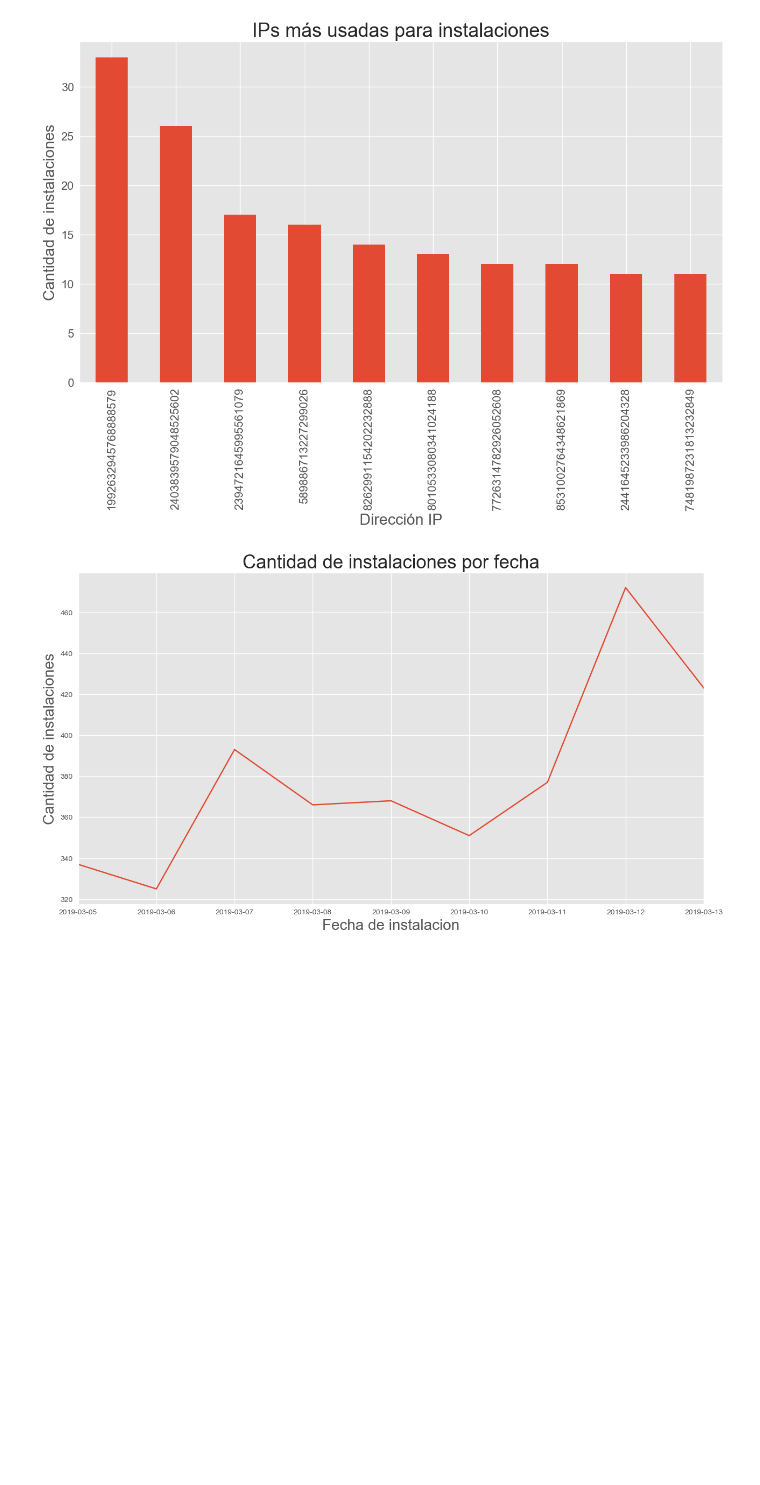
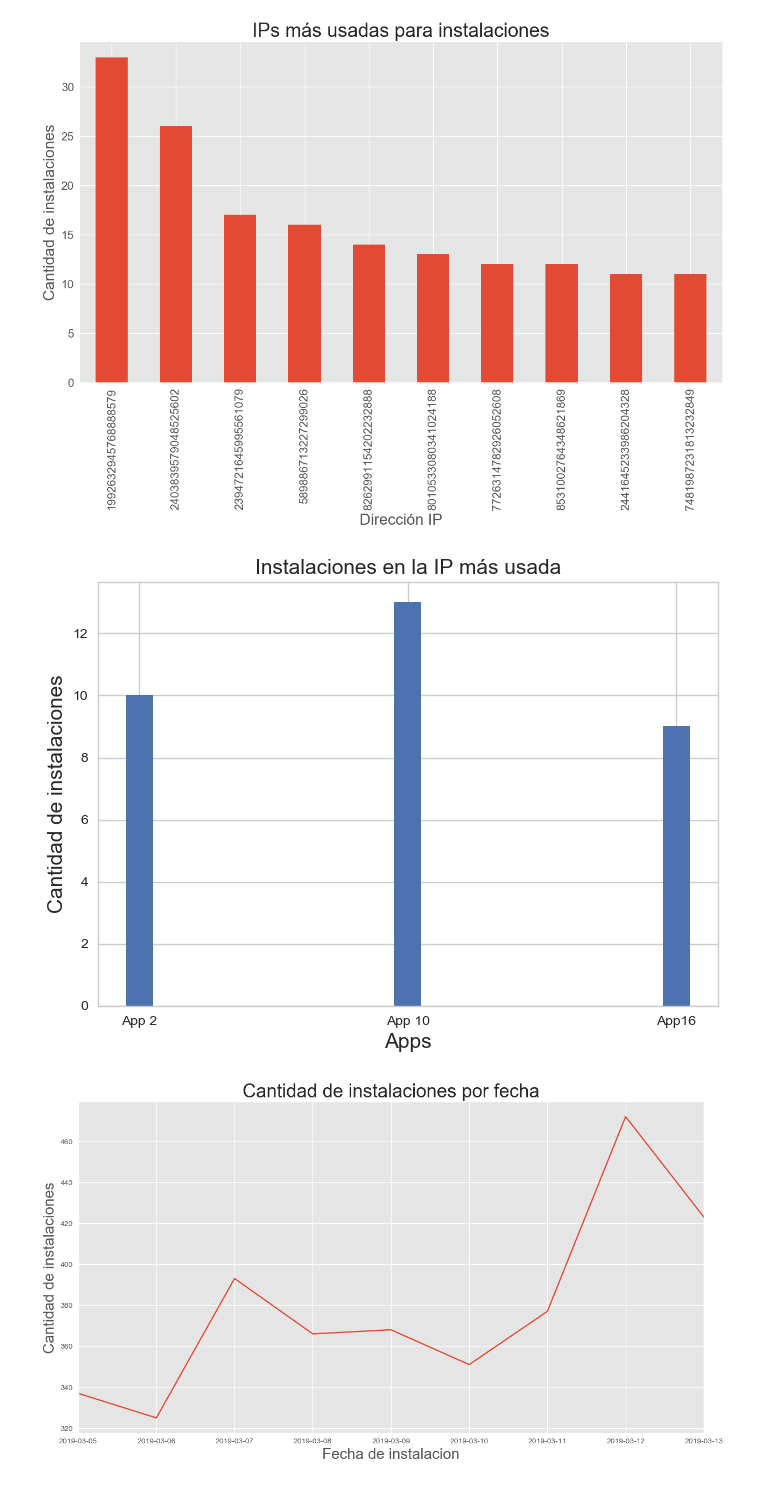
Before and after one commit to LucasCatolino/Organizacion-de-Datos, a Jupyter notebook: Carga de subastas y eventos.ipynb, the cells around one changed output. Cells and saved outputs as stored; diff of their text form; code cells hidden in the pictures; blank space fills up the shorter version.

```diff
--- a/Carga de subastas y eventos.ipynb
+++ b/Carga de subastas y eventos.ipynb
@@ -209,3 +207,24 @@ plt.show()
+# %%
+#Algoritmo basado en https://numython.github.io/posts/2016/02/graficas-de-barras-en-matplotlib/
+
+fig = plt.figure() # Figure
+grafico = fig.add_subplot(111)
+
+nombres = ['App 2','App 10','App16']
+datos = [10,13,9]
+ejeY = range(len(datos))
+
+grafico.bar(ejeY, datos, width=0.1, align='center')
+grafico.set_xticks(ejeY)
+grafico.set_xticklabels(nombres)
+grafico.set_xlabel("Apps", fontsize=15)
+grafico.set_ylabel("Cantidad de instalaciones", fontsize=15)
+grafico.set_title("Instalaciones en la IP más usada", fontsize=15)
+
+
+plt.show()
+# %% [output]
+[figure, added]
 # %%
 instalaciones['sumandoFechas']= pd.to_datetime(instalaciones['created']).dt.date.map(lambda x: 1)
 fechasInstalaciones= instalaciones.groupby(pd.to_datetime(instalaciones['created']).dt.date)['sumandoFechas'].sum()
```
Also changed, not shown: parts of 1 cell of this notebook, 3 other files.
